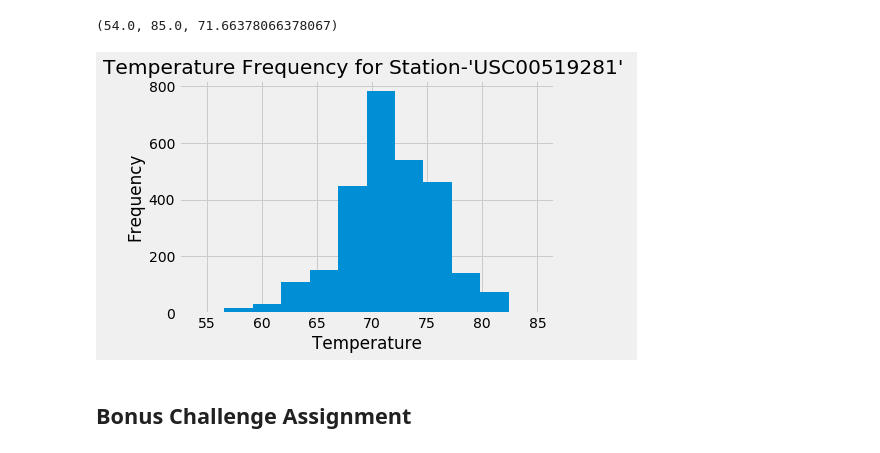
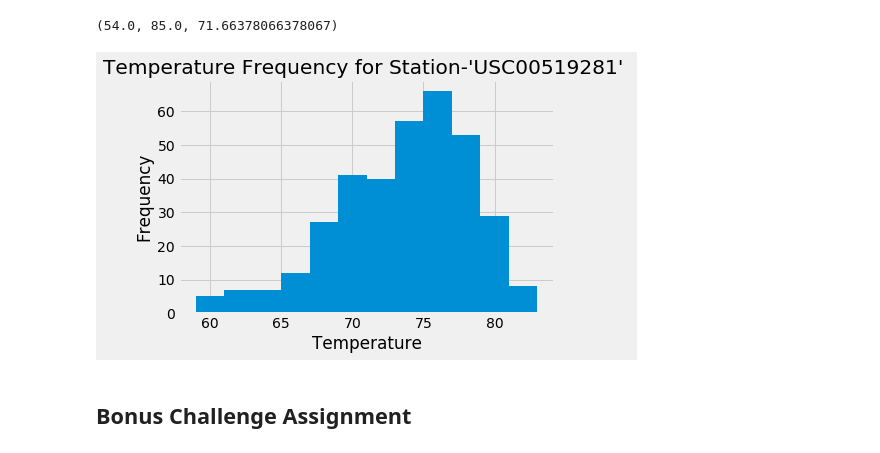
Before and after one commit to akshitap31/Hawaii-Weather-Analysis-withSQLAlchemy, a Jupyter notebook: climate_starter.ipynb, the cells around one changed output. Drawn from its saved outputs; the diff is of its cells as text; code cells hidden in the pictures.

```diff
--- a/climate_starter.ipynb
+++ b/climate_starter.ipynb
@@ -119,16 +119,16 @@ for temp in most_active:
 (54.0, 85.0, 71.66378066378067)
 # %%
 # Choose the station with the highest number of temperature observations.
-temp = session.query(Measurement.date, Measurement.tobs).filter_by(station="USC00519281").filter(Measurement.date > 8/22/2016)
+temp = session.query(Measurement.date, Measurement.tobs).filter_by(station="USC00519281").filter(Measurement.date > '2016-08-22')
 tobs= [row[1] for row in temp]
 #Query the last 12 months of temperature observation data for this station and plot the results as a histogram
 plt.hist(tobs, bins=12)
 plt.title("Temperature Frequency for Station-'USC00519281' ")
 plt.xlabel("Temperature")
 plt.ylabel("Frequency")
 plt.show()
 # %% [output]
-[figure, old version]
+[figure, new version]
 # %% [markdown]
 ## Bonus Challenge Assignment
 # %%
```
Also changed, not shown: 1 other file.
